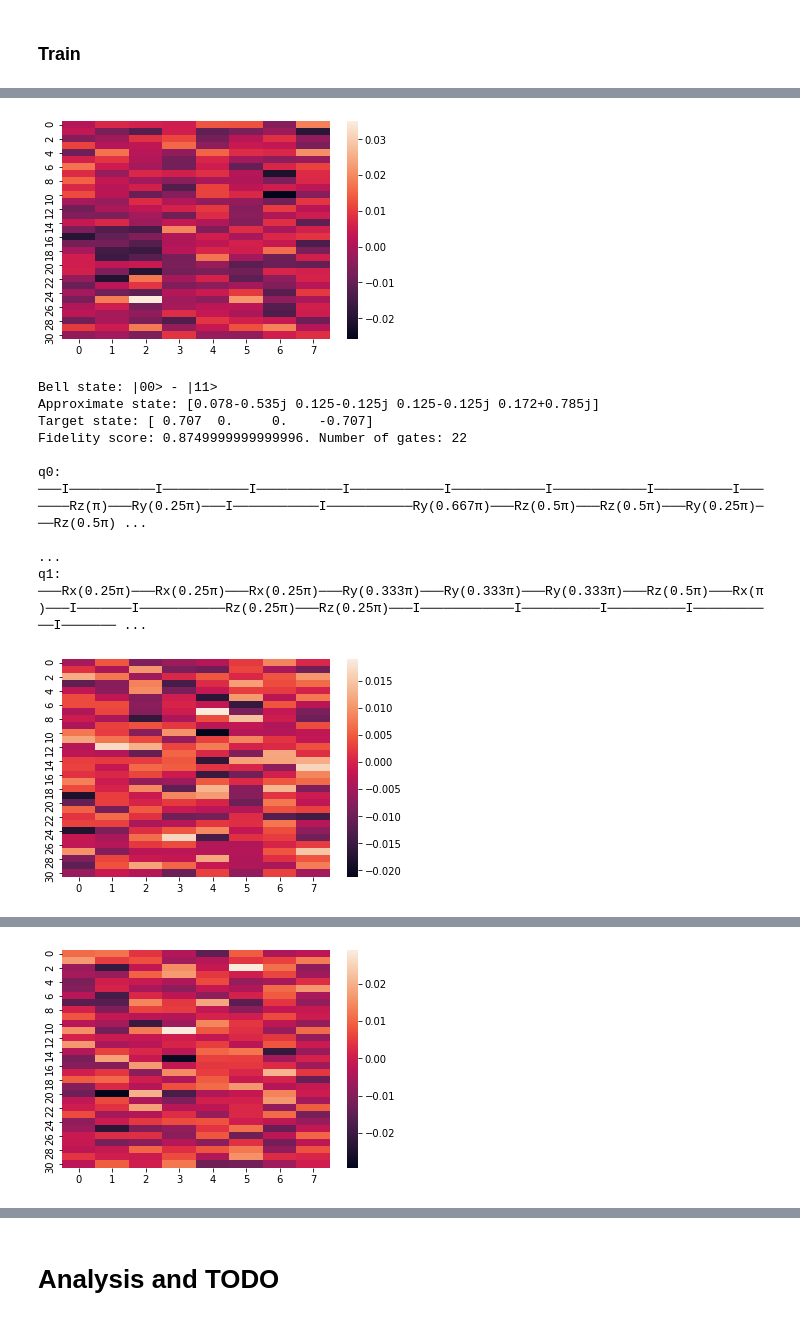
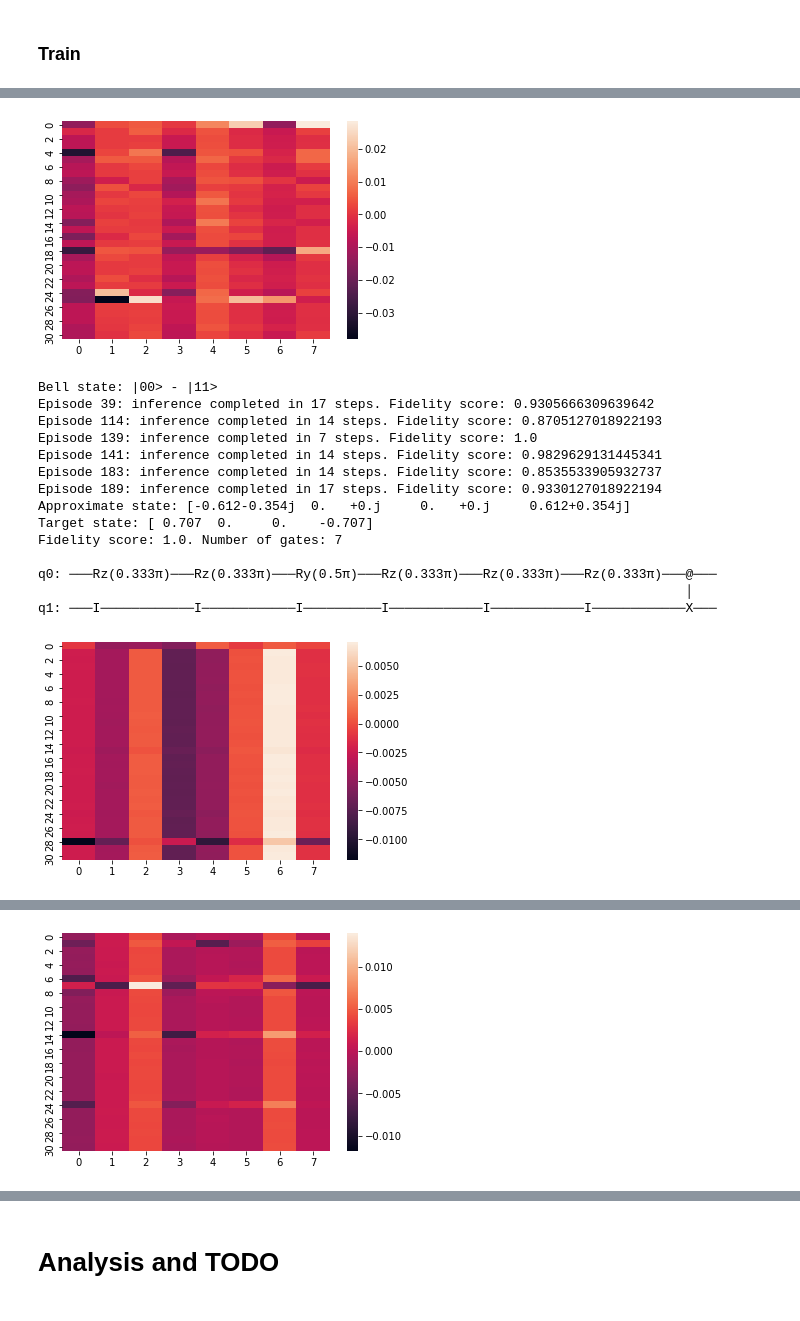
Before and after one commit to francescomontagna/Quantum-Reinforcement-Learning, a Jupyter notebook: QuantumRL.ipynb, the cells around one changed output, grey strips where cells are left out. Saved outputs shown, nothing was run; the diff lists cells and outputs as text; code cells hidden in the pictures.

Commit message:
Test for eps greedy behavioural policy

```diff
--- a/QuantumRL.ipynb
+++ b/QuantumRL.ipynb
@@ -866,8 +936,10 @@ bell_dict = {
 # %%
-params = {'step_size': [0.0001, 0.0005, 0.00005],
-          'negative_reward' : [0, -1., -5. ,-10.],
-          'positive_reward' : [1, 50., 80., 100.],
-          'discount': [0, 0.25, 0.5, 0.75, 0.9]}
+params = {
+    "step_size": [0.0001, 0.0005, 0.00005],
+    "negative_reward": [0, -1.0, -5.0, -10.0],
+    "positive_reward": [1, 50.0, 80.0, 100.0],
+    "discount": [0, 0.25, 0.5, 0.75, 0.9],
+}
 param_grid = ParameterGrid(params)
 # %%
 %%time
@@ -956,2 +1048,12 @@ POS_REWARD = 100.
+# %%
+TOLERANCE = 0.15
+TRAINING_EPISODES = 200
+NUM_OFFLINE_UPDATES = 0  # WAY WORSE IF != 0
+
+STEP_SIZE = 0.0001
+NEG_REWARD = -1.0
+POS_REWARD = 100.0
+DISCOUNT = 0.
+PATH = "logs.txt"
 # %%
 with open(PATH, "w+") as f:
@@ -965,19 +1067,31 @@ with open(PATH, "w+") as f:
 W = None
 
 for rep, bell_state in bell_dict.items():
-  print("Bell state: " +  rep)
-  start = [1, 0, 0, 0]
-  target = bell_state
+    print("Bell state: " + rep)
+    start = [1, 0, 0, 0]
+    target = bell_state
 
-  experiment = Experiment(start, target, TOLERANCE, TRAINING_EPISODES, STEP_SIZE,
-                          NUM_OFFLINE_UPDATES, NEG_REWARD, POS_REWARD, W)
-  circuit_gates, terminal_state = experiment.run_experiment()
-  compare_circuits(circuit_gates, terminal_state, QuantumState(target))
-  print("")
+    experiment = Experiment(
+        start,
+        target,
+        TOLERANCE,
+        TRAINING_EPISODES,
+        STEP_SIZE,
+        NUM_OFFLINE_UPDATES,
+        NEG_REWARD,
+        POS_REWARD,
+        DISCOUNT,
+        W,
+        max_steps = 300,
+        off_policy=False
+    )
+    circuit_gates, terminal_state = experiment.run_experiment()
+    compare_circuits(circuit_gates, terminal_state, QuantumState(target))
+    print("")
 
-  sns.heatmap(experiment._agent._W)
-  plt.show()
-  print("")
-  print("")
+    sns.heatmap(experiment._agent._W)
+    plt.show()
+    print("")
+    print("")
 # %% [output]
 Bell state: |00> + |11>
@@ -1009,11 +1132,17 @@ q1: ───I────────────I─────────
-[figure, old version]
+[figure, new version]
 Bell state: |00> - |11>
-Approximate state: [0.078-0.535j 0.125-0.125j 0.125-0.125j 0.172+0.785j]
+Episode 39: inference completed in 17 steps. Fidelity score: 0.9305666309639642
+Episode 114: inference completed in 14 steps. Fidelity score: 0.8705127018922193
+Episode 139: inference completed in 7 steps. Fidelity score: 1.0
+Episode 141: inference completed in 14 steps. Fidelity score: 0.9829629131445341
+Episode 183: inference completed in 14 steps. Fidelity score: 0.8535533905932737
+Episode 189: inference completed in 17 steps. Fidelity score: 0.9330127018922194
+Approximate state: [-0.612-0.354j  0.   +0.j     0.   +0.j     0.612+0.354j]
 Target state: [ 0.707  0.     0.    -0.707]
-Fidelity score: 0.8749999999999996. Number of gates: 22
+Fidelity score: 1.0. Number of gates: 7
 
-q0: ───I───────────I───────────I───────────I────────────I────────────I────────────I──────────I───────Rz(π)───Ry(0.25π)───I───────────I───────────Ry(0.667π)───Rz(0.5π)───Rz(0.5π)───Ry(0.25π)───Rz(0.5π) ...
-                                                                                                                                                                                                         ...
-q1: ───Rx(0.25π)───Rx(0.25π)───Rx(0.25π)───Ry(0.333π)───Ry(0.333π)───Ry(0.333π)───Rz(0.5π)───Rx(π)───I───────I───────────Rz(0.25π)───Rz(0.25π)───I────────────I──────────I──────────I───────────I─────── ...
+q0: ───Rz(0.333π)───Rz(0.333π)───Ry(0.5π)───Rz(0.333π)───Rz(0.333π)───Rz(0.333π)───@───
+                                                                                   │
+q1: ───I────────────I────────────I──────────I────────────I────────────I────────────X───
-[figure, old version]
+[figure, new version]
 Bell state: |01> - |10>
@@ -1030,3 +1160,3 @@ q1: ───I───────────X───Ry(π)───Ry(0.333
-[figure, old version]
+[figure, new version]
 # %%
 files.download(PATH)
```
Also changed, not shown: parts of 29 cells of this notebook, 2 other files.
